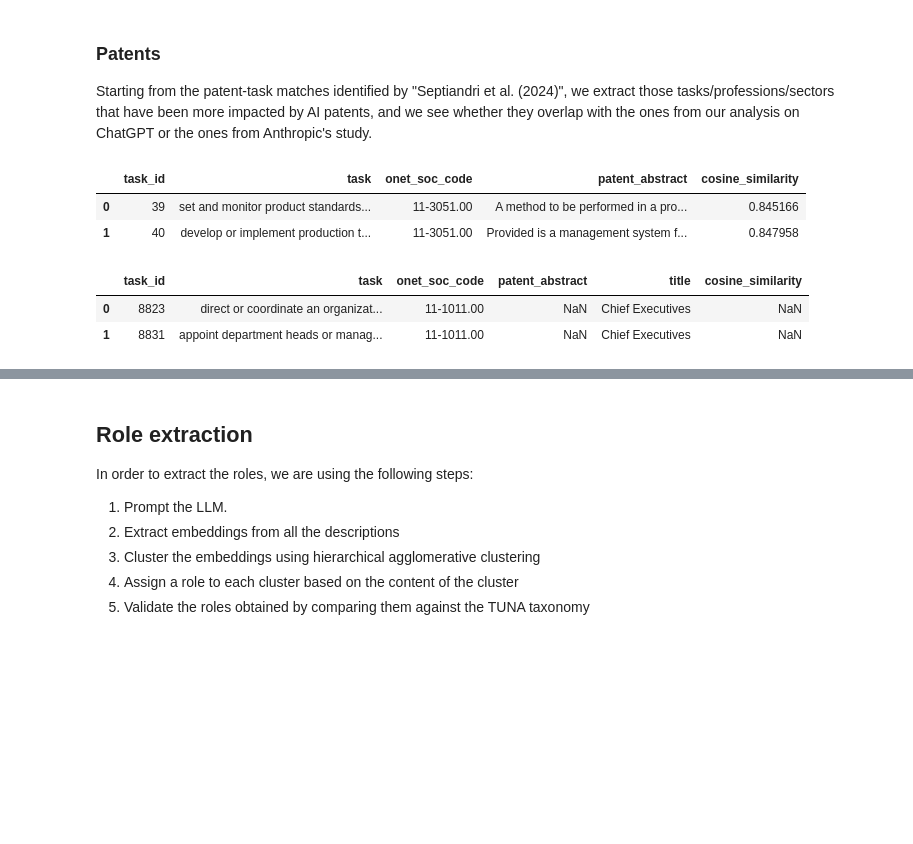
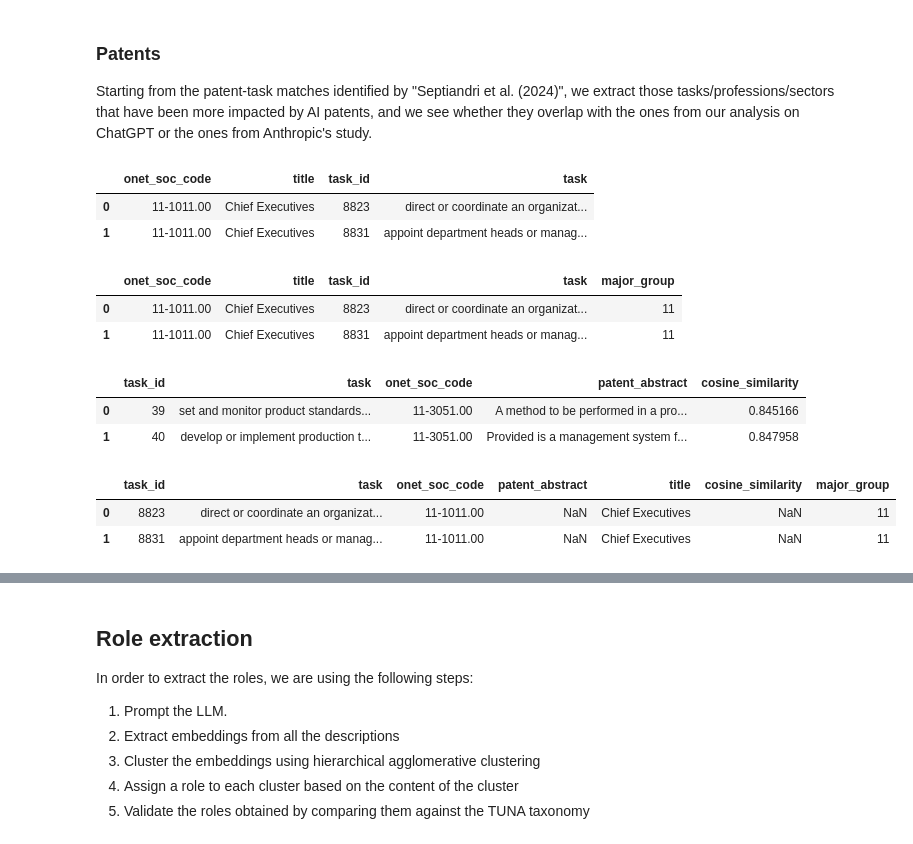
Before and after one commit to Engineering-AI-Systems-Team-3/chatgpt-at-work, a Jupyter notebook: chatgpt_at_work.ipynb, the cells around one changed output, grey strips where cells are left out. Saved outputs shown, nothing was run; the diff lists cells and outputs as text; code cells hidden in the pictures; blank space fills up the shorter version.

```diff
--- a/chatgpt_at_work.ipynb
+++ b/chatgpt_at_work.ipynb
@@ -923,6 +966,25 @@ plt.show()
 Starting from the patent-task matches identified by "Septiandri et al. (2024)", we extract those
 tasks/professions/sectors that have been more impacted by AI patents, and we see whether they overlap with the ones
 from our analysis on ChatGPT or the ones from Anthropic's study.
+# %%
+tasks_df = pd.read_csv(filepath_or_buffer=TASK_STATEMENTS_PATH)
+tasks_columns_to_keep = ["O*NET-SOC Code", "Title", "Task ID", "Task"]
+tasks_df = tasks_df[tasks_columns_to_keep].copy()
+tasks_df = format_tasks(df=tasks_df, column_name="Task")
+tasks_df.rename(str.lower, axis="columns", inplace=True)
+tasks_df.rename(columns={"o*net-soc code": "onet_soc_code", "task id": "task_id"}, inplace=True)
+tasks_df.head(2)
+# %% [output]
+|  | onet_soc_code | title | task_id | task |
+| 0 | 11-1011.00 | Chief Executives | 8823 | direct or coordinate an organizat... |
+| 1 | 11-1011.00 | Chief Executives | 8831 | appoint department heads or manag... |
+# %%
+tasks_df["major_group"] = tasks_df["onet_soc_code"].str[:2]
+tasks_df.head(2)
+# %% [output]
+|  | onet_soc_code | title | task_id | task | major_group |
+| 0 | 11-1011.00 | Chief Executives | 8823 | direct or coordinate an organizat... | 11 |
+| 1 | 11-1011.00 | Chief Executives | 8831 | appoint department heads or manag... | 11 |
 # %%
 patents_df = pd.read_csv(filepath_or_buffer=PATENTS_DATA_PATH)
 patents_df = format_tasks(df=patents_df, column_name="task")
@@ -941,11 +1003,11 @@ patents_df.head(2)
 # %%
 # Not all the tasks in the patents dataset have a corresponding entry in the tasks dataset
 enriched_patents_df = pd.merge(patents_df, tasks_df, on="task_id", how="right", suffixes=("_patents", "_tasks"))
 enriched_patents_df = enriched_patents_df[["task_id", "task_tasks", "onet_soc_code_tasks", "patent_abstract",
-                                           "title", "cosine_similarity"]].copy()
+                                           "title", "cosine_similarity", "major_group"]].copy()
 enriched_patents_df.rename(columns={"task_tasks": "task", "onet_soc_code_tasks": "onet_soc_code"}, inplace=True)
 enriched_patents_df.head(2)
 # %% [output]
-|  | task_id | task | onet_soc_code | patent_abstract | title | cosine_similarity |
-| 0 | 8823 | direct or coordinate an organizat... | 11-1011.00 | NaN | Chief Executives | NaN |
-| 1 | 8831 | appoint department heads or manag... | 11-1011.00 | NaN | Chief Executives | NaN |
+|  | task_id | task | onet_soc_code | patent_abstract | title | cosine_similarity | major_group |
+| 0 | 8823 | direct or coordinate an organizat... | 11-1011.00 | NaN | Chief Executives | NaN | 11 |
+| 1 | 8831 | appoint department heads or manag... | 11-1011.00 | NaN | Chief Executives | NaN | 11 |
```
Also changed, not shown: parts of 54 cells of this notebook, 9 other files.
